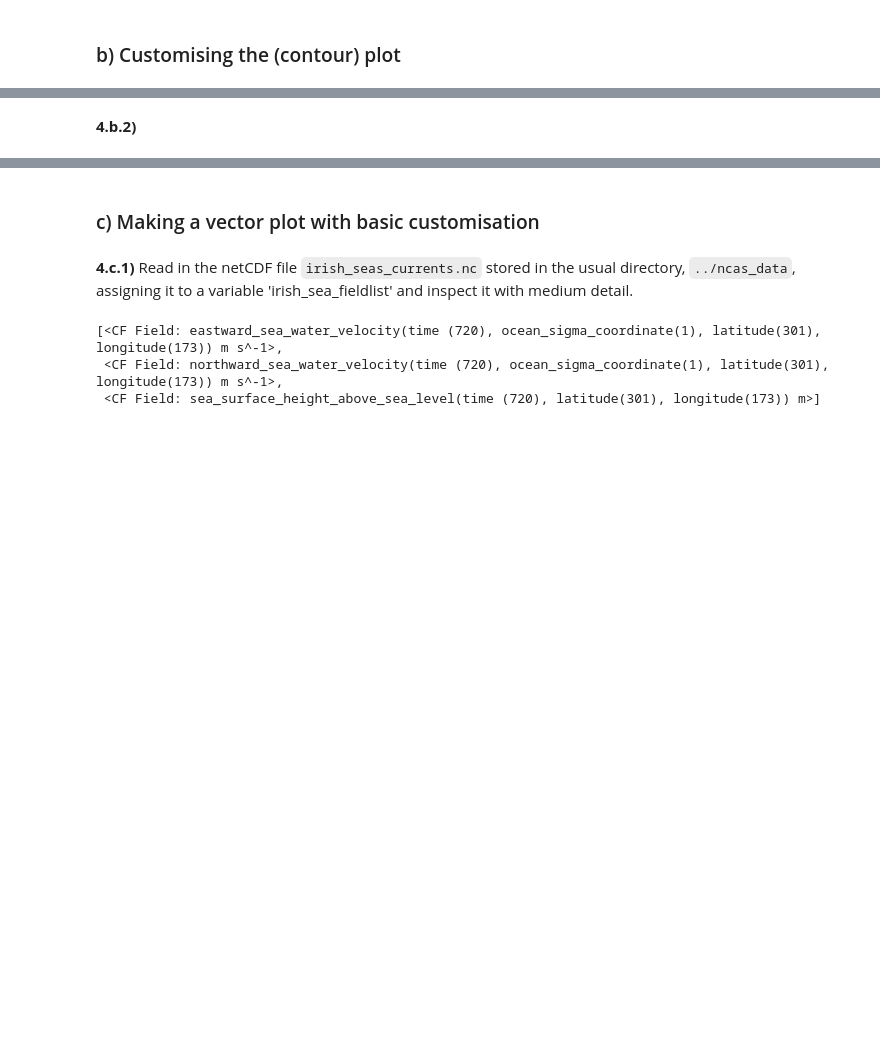
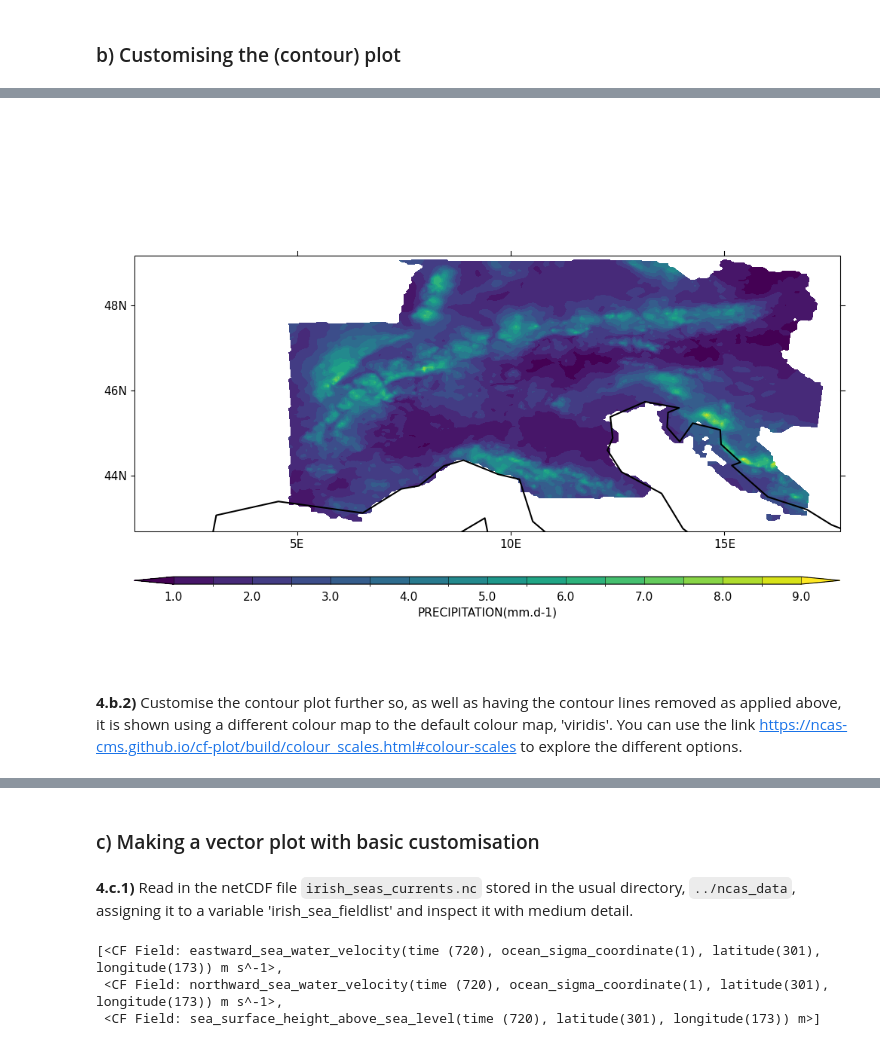
Before and after one commit to NCAS-CMS/cf-tools-training, a Jupyter notebook: new_course/practical_for_intro_to_ncas_cf_data_tools.ipynb, the cells around one changed output, grey strips where cells are left out. Saved outputs shown, nothing was run; the diff lists cells and outputs as text; code cells hidden in the pictures; blank space fills up the shorter version.

```diff
--- a/new_course/practical_for_intro_to_ncas_cf_data_tools.ipynb
+++ b/new_course/practical_for_intro_to_ncas_cf_data_tools.ipynb
@@ -457,2 +463,6 @@ Dimension coords: time(47) = [2014-06-06 00:00:00, ..., 2014-07-22 00:00:00]
+# %%
+cfp.con(field_4, lines=False)
+# %% [output]
+[figure, added]
 # %% [markdown]
-**4.b.2)**
+**4.b.2)** Customise the contour plot further so, as well as having the contour lines removed as applied above, it is shown using a different colour map to the default colour map, 'viridis'. You can use the link https://ncas-cms.github.io/cf-plot/build/colour_scales.html#colour-scales to explore the different options.
```
Also changed, not shown: parts of 18 cells of this notebook.
